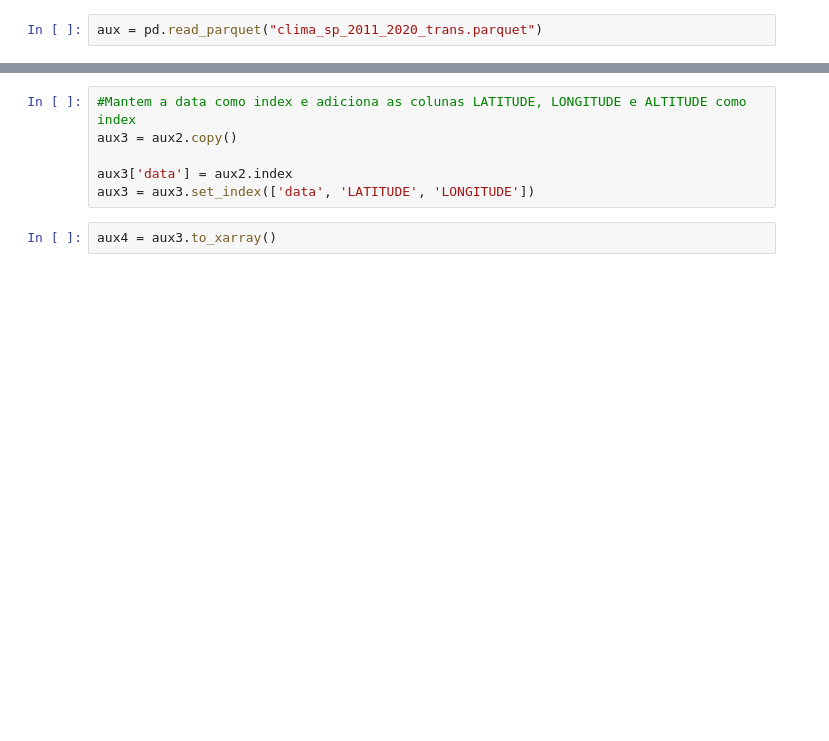
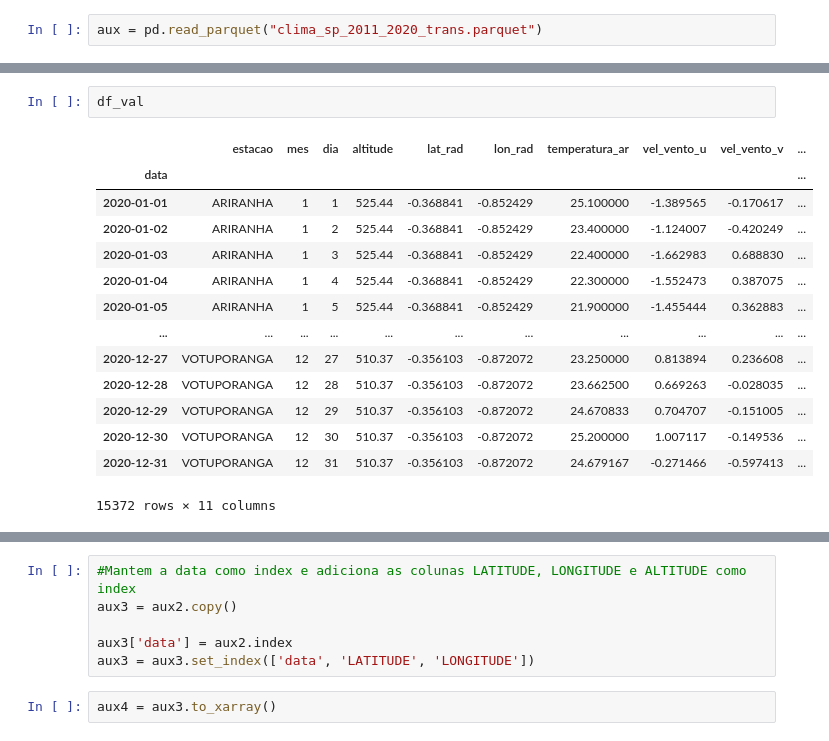
Before and after one commit to MayconRochaaa/clima_forecast, a Jupyter notebook: notebooks/teste_xarray.ipynb, the cells around one changed output, grey strips where cells are left out. Cells and saved outputs as stored; diff of their text form; blank space fills up the shorter version.

```diff
--- a/notebooks/teste_xarray.ipynb
+++ b/notebooks/teste_xarray.ipynb
@@ -149,0 +325,17 @@ aux2 = aux2[aux2['ESTAÇÃO'] != 'CRIOSFERA']
+# %%
+df_val
+# %% [output]
+|  | estacao | mes | dia | altitude | lat_rad | lon_rad | temperatura_ar | vel_vento_u | vel_vento_v | ... |
+| data |  |  |  |  |  |  |  |  |  | ... |
+| 2020-01-01 | ARIRANHA | 1 | 1 | 525.44 | -0.368841 | -0.852429 | 25.100000 | -1.389565 | -0.170617 | ... |
+| 2020-01-02 | ARIRANHA | 1 | 2 | 525.44 | -0.368841 | -0.852429 | 23.400000 | -1.124007 | -0.420249 | ... |
+| 2020-01-03 | ARIRANHA | 1 | 3 | 525.44 | -0.368841 | -0.852429 | 22.400000 | -1.662983 | 0.688830 | ... |
+| 2020-01-04 | ARIRANHA | 1 | 4 | 525.44 | -0.368841 | -0.852429 | 22.300000 | -1.552473 | 0.387075 | ... |
+| 2020-01-05 | ARIRANHA | 1 | 5 | 525.44 | -0.368841 | -0.852429 | 21.900000 | -1.455444 | 0.362883 | ... |
+| ... | ... | ... | ... | ... | ... | ... | ... | ... | ... | ... |
+| 2020-12-27 | VOTUPORANGA | 12 | 27 | 510.37 | -0.356103 | -0.872072 | 23.250000 | 0.813894 | 0.236608 | ... |
+| 2020-12-28 | VOTUPORANGA | 12 | 28 | 510.37 | -0.356103 | -0.872072 | 23.662500 | 0.669263 | -0.028035 | ... |
+| 2020-12-29 | VOTUPORANGA | 12 | 29 | 510.37 | -0.356103 | -0.872072 | 24.670833 | 0.704707 | -0.151005 | ... |
+| 2020-12-30 | VOTUPORANGA | 12 | 30 | 510.37 | -0.356103 | -0.872072 | 25.200000 | 1.007117 | -0.149536 | ... |
+| 2020-12-31 | VOTUPORANGA | 12 | 31 | 510.37 | -0.356103 | -0.872072 | 24.679167 | -0.271466 | -0.597413 | ... |
+15372 rows × 11 columns
```
Also changed, not shown: parts of 32 cells of this notebook.
